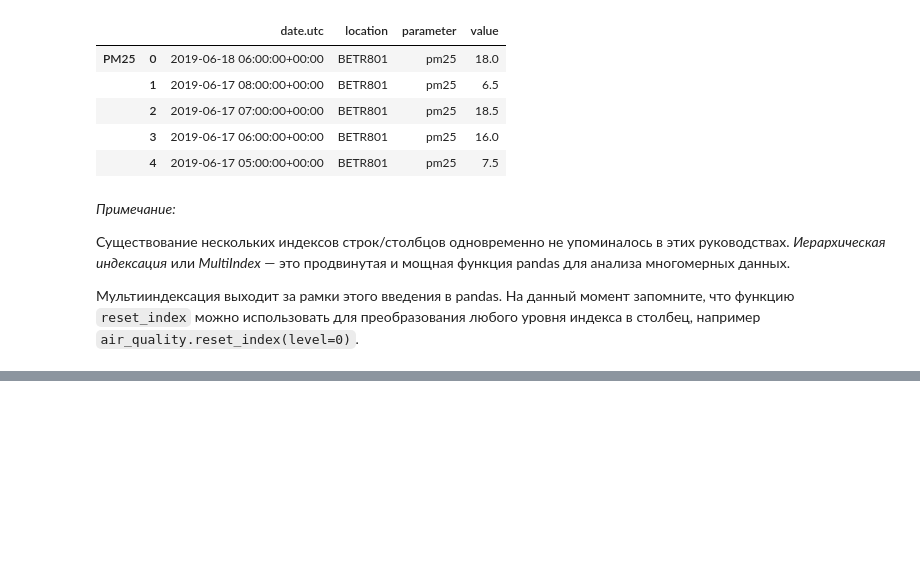
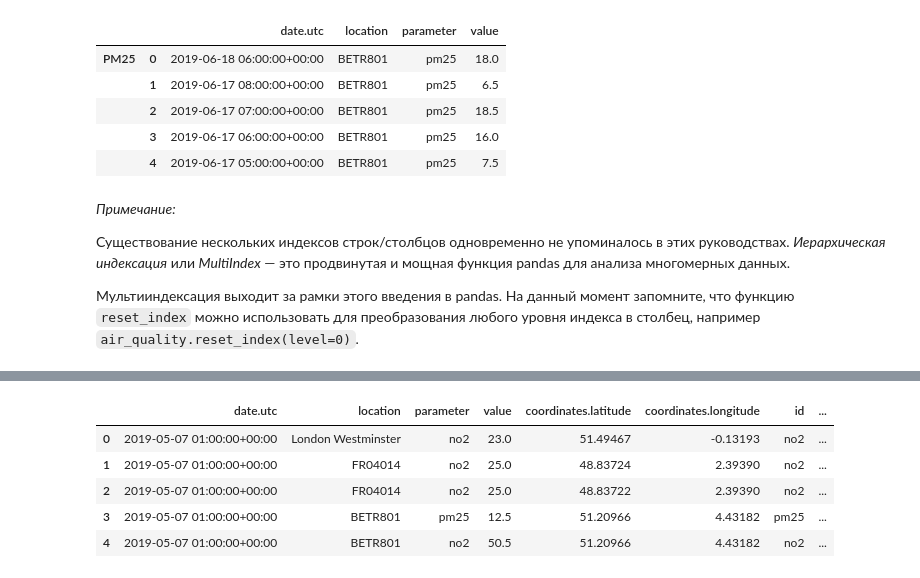
Before and after one commit to alexande-popov/pandas-documentation, a Jupyter notebook: 1. Getting started/3. Getting started tutorials/08. How to combine data from multiple tables.ipynb, the cells around one changed output, grey strips where cells are left out. Drawn from its saved outputs; the diff is of its cells as text; code cells hidden in the pictures; blank space fills up the shorter version.

Commit message:
Update ipynb for 1.3.08
modified:   08. How to combine data from multiple tables.ipynb

```diff
--- a/1. Getting started/3. Getting started tutorials/08. How to combine data from multiple tables.ipynb
+++ b/1. Getting started/3. Getting started tutorials/08. How to combine data from multiple tables.ipynb
@@ -110,0 +121,4 @@ air_quality_.head()
+# %%
+stations_coord = pd.read_csv("data/air_quality_stations.csv")
+
+stations_coord.head()
@@ -110,0 +145,4 @@ air_quality_.head()
+# %%
+air_quality = pd.merge(air_quality, stations_coord, how="left", on="location")
+
+air_quality.head()
@@ -110,0 +166,4 @@ air_quality_.head()
+# %%
+air_quality_parameters = pd.read_csv("data/air_quality_parameters.csv")
+
+air_quality_parameters.head()
@@ -110,0 +177,12 @@ air_quality_.head()
+# %%
+air_quality = pd.merge(air_quality, air_quality_parameters,
+                       how='left', left_on='parameter', right_on='id')
+
+air_quality.head()
+# %% [output]
+|  | date.utc | location | parameter | value | coordinates.latitude | coordinates.longitude | id | ... |
+| 0 | 2019-05-07 01:00:00+00:00 | London Westminster | no2 | 23.0 | 51.49467 | -0.13193 | no2 | ... |
+| 1 | 2019-05-07 01:00:00+00:00 | FR04014 | no2 | 25.0 | 48.83724 | 2.39390 | no2 | ... |
+| 2 | 2019-05-07 01:00:00+00:00 | FR04014 | no2 | 25.0 | 48.83722 | 2.39390 | no2 | ... |
+| 3 | 2019-05-07 01:00:00+00:00 | BETR801 | pm25 | 12.5 | 51.20966 | 4.43182 | pm25 | ... |
+| 4 | 2019-05-07 01:00:00+00:00 | BETR801 | no2 | 50.5 | 51.20966 | 4.43182 | no2 | ... |
```
Also changed, not shown: parts of 9 cells of this notebook.
